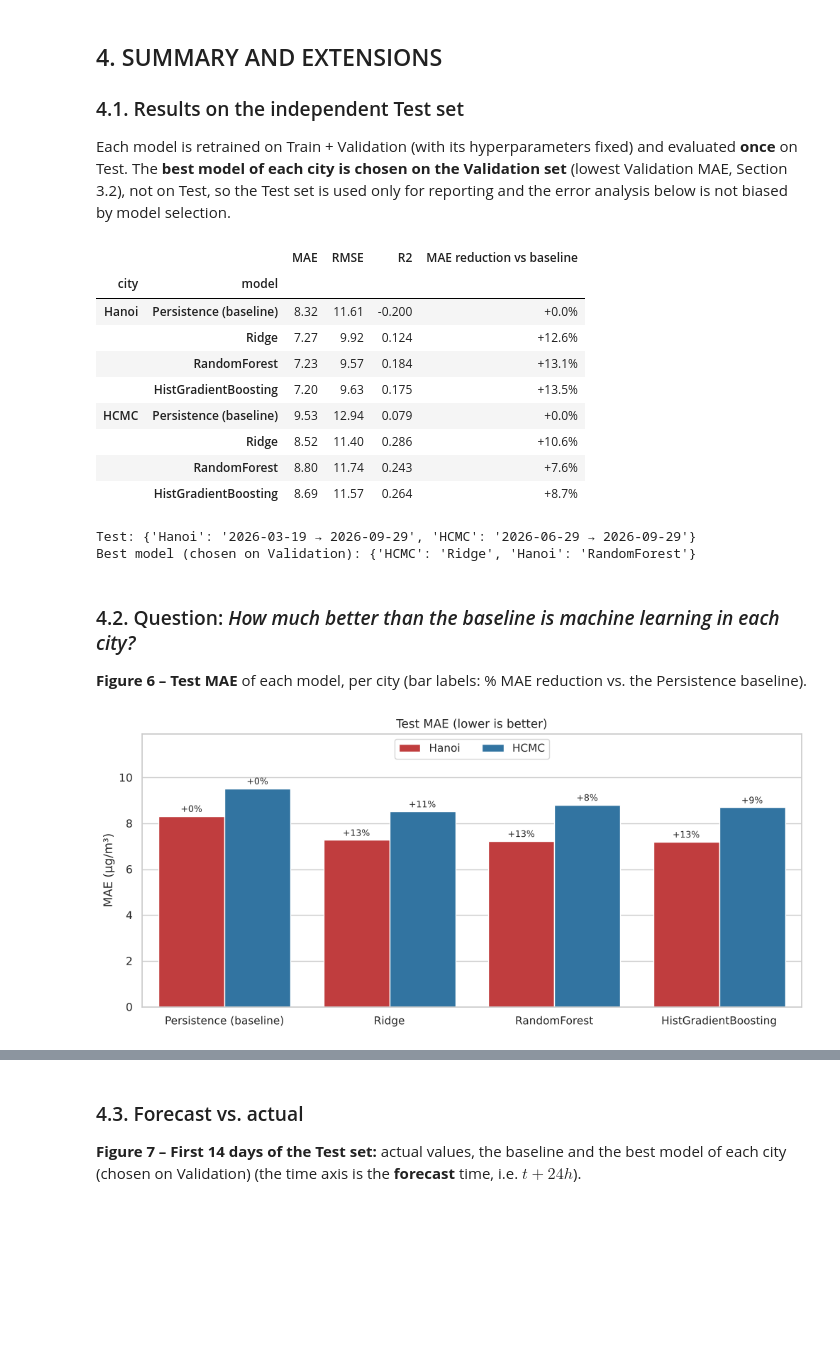
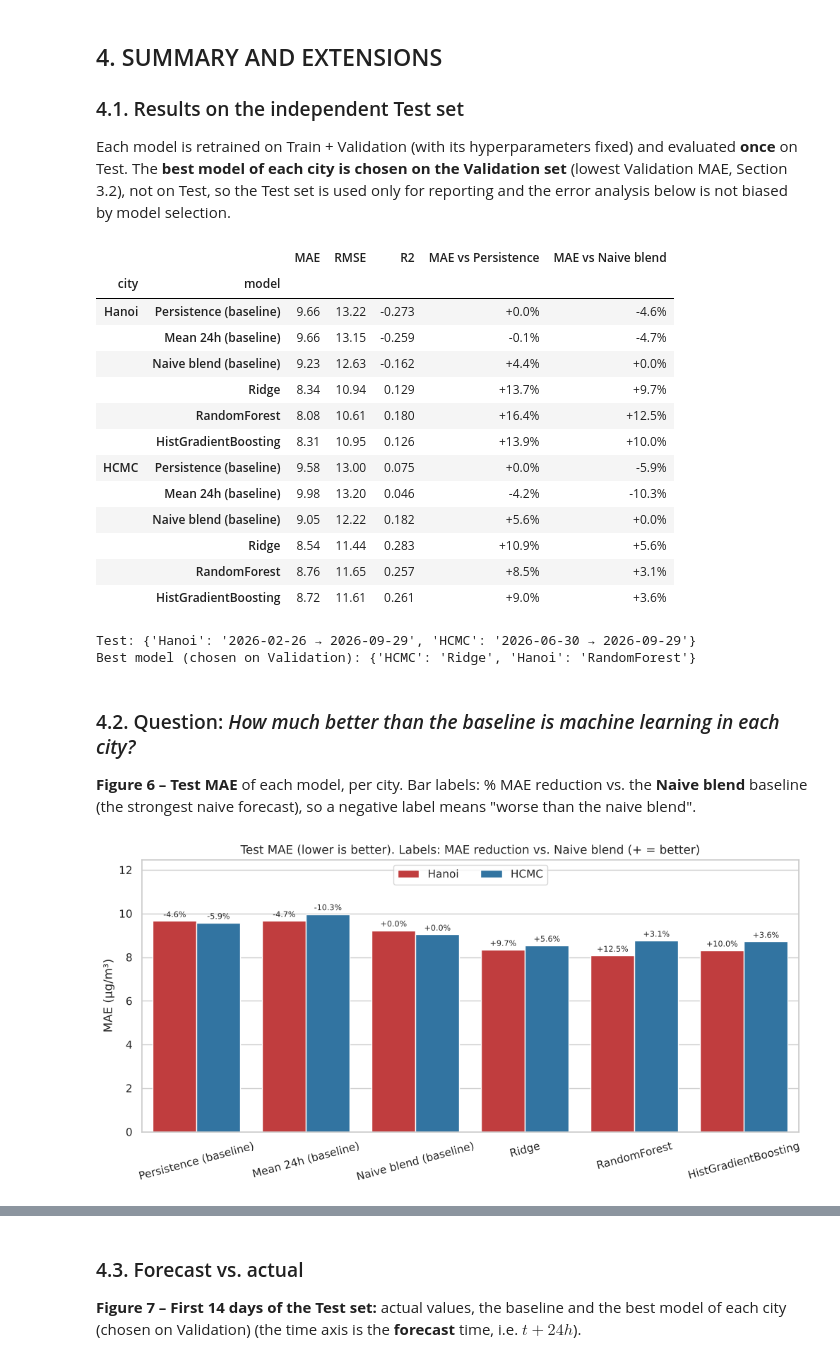
Before and after one commit to perckgg/NTLT, a Jupyter notebook: 03_TimeSeries/result/03_TimeSeries_Air_Quality_executed.ipynb, the cells around one changed output, grey strips where cells are left out. Drawn from its saved outputs; the diff is of its cells as text; code cells hidden in the pictures; blank space fills up the shorter version.

```diff
--- a/03_TimeSeries/result/03_TimeSeries_Air_Quality_executed.ipynb
+++ b/03_TimeSeries/result/03_TimeSeries_Air_Quality_executed.ipynb
@@ -360,12 +366,12 @@ def iqr_bounds(s, k=3.0):
 
 fig, axes = plt.subplots(1, 2, figsize=(14, 4))
 for ax, (city, df) in zip(axes, clean.items()):
-    lo, hi = iqr_bounds(df['pm25'])
-    out = df.loc[df['pm25'] > hi, 'pm25']
+    lo, hi = iqr_bounds(df['pm25_raw'])
+    out = df.loc[df['pm25_raw'] > hi, 'pm25_raw']
     top_days = out.resample('D').count().nlargest(3).index.strftime('%Y-%m-%d').tolist()
     print(f'{city}: upper bound = {hi:.1f} µg/m³ | {len(out)} outlier hours '
-          f'({len(out) / df.pm25.notna().sum():.2%}) | days with most outliers: {top_days}')
-    ax.plot(df.index, df['pm25'], lw=0.4, color=CITY_COLORS[city])
+          f'({len(out) / df.pm25_raw.notna().sum():.2%}) | days with most outliers: {top_days}')
+    ax.plot(df.index, df['pm25_raw'], lw=0.4, color=CITY_COLORS[city])
     ax.scatter(out.index, out, s=6, color='k', label='Outlier (IQR, k=3)')
     ax.axhline(hi, color='k', ls='--', lw=1)
     ax.set(title=city, ylabel='PM2.5 (µg/m³)')
@@ -438,9 +445,9 @@ def build_features(df, city, horizon=HORIZON):
 
 
 def make_dataset(df, city, horizon=HORIZON):
-    """Add target = pm25(t + horizon); keep only samples with a target and a current value."""
+    """Add target = measured pm25_raw(t + horizon); keep only samples with a target and a current value."""
     X = build_features(df, city, horizon)
-    X[TARGET] = df['pm25'].shift(-horizon)
+    X[TARGET] = df['pm25_raw'].shift(-horizon)
     return X.dropna(subset=[TARGET, 'pm25_lag_0'])
 
 
@@ -683,43 +743,50 @@ The **best model of each city is chosen on the Validation set** (lowest Validati
 so the Test set is used only for reporting and the error analysis below is not biased by model selection.
 # %%
 test_results = pd.concat([f.evaluate_on_test() for f in forecasters.values()], ignore_index=True)
-base_mae = test_results[test_results.model == 'Persistence (baseline)'].set_index('city')['MAE']
-test_results['MAE reduction vs baseline'] = test_results.apply(lambda r: 1 - r['MAE'] / base_mae[r['city']], axis=1)
+for ref, col in [('Persistence (baseline)', 'MAE vs Persistence'), ('Naive blend (baseline)', 'MAE vs Naive blend')]:
+    ref_mae = test_results[test_results.model == ref].set_index('city')['MAE']
+    test_results[col] = test_results.apply(lambda r: 1 - r['MAE'] / ref_mae[r['city']], axis=1)
 display(test_results.set_index(['city', 'model']).style.format(
-    {'MAE': '{:.2f}', 'RMSE': '{:.2f}', 'R2': '{:.3f}', 'MAE reduction vs baseline': '{:+.1%}'}))
+    {'MAE': '{:.2f}', 'RMSE': '{:.2f}', 'R2': '{:.3f}', 'MAE vs Persistence': '{:+.1%}', 'MAE vs Naive blend': '{:+.1%}'}))
 print('Test:', {c: f.test.index.min().strftime('%Y-%m-%d') + ' → ' + f.test.index.max().strftime('%Y-%m-%d')
                 for c, f in forecasters.items()})
-ml_val = val_results[val_results.model != 'Persistence (baseline)']
+ml_val = val_results[~val_results.model.isin(BASELINES)]
 best_model = ml_val.loc[ml_val.groupby('city')['MAE'].idxmin()].set_index('city')['model']
 print('Best model (chosen on Validation):', best_model.to_dict())
 # %% [output]
-|  |  | MAE | RMSE | R2 | MAE reduction vs baseline |
-| city | model |  |  |  |  |
-| Hanoi | Persistence (baseline) | 8.32 | 11.61 | -0.200 | +0.0% |
-|  | Ridge | 7.27 | 9.92 | 0.124 | +12.6% |
-|  | RandomForest | 7.23 | 9.57 | 0.184 | +13.1% |
-|  | HistGradientBoosting | 7.20 | 9.63 | 0.175 | +13.5% |
-| HCMC | Persistence (baseline) | 9.53 | 12.94 | 0.079 | +0.0% |
-|  | Ridge | 8.52 | 11.40 | 0.286 | +10.6% |
-|  | RandomForest | 8.80 | 11.74 | 0.243 | +7.6% |
-|  | HistGradientBoosting | 8.69 | 11.57 | 0.264 | +8.7% |
+|  |  | MAE | RMSE | R2 | MAE vs Persistence | MAE vs Naive blend |
+| city | model |  |  |  |  |  |
+| Hanoi | Persistence (baseline) | 9.66 | 13.22 | -0.273 | +0.0% | -4.6% |
+|  | Mean 24h (baseline) | 9.66 | 13.15 | -0.259 | -0.1% | -4.7% |
+|  | Naive blend (baseline) | 9.23 | 12.63 | -0.162 | +4.4% | +0.0% |
+|  | Ridge | 8.34 | 10.94 | 0.129 | +13.7% | +9.7% |
+|  | RandomForest | 8.08 | 10.61 | 0.180 | +16.4% | +12.5% |
+|  | HistGradientBoosting | 8.31 | 10.95 | 0.126 | +13.9% | +10.0% |
+| HCMC | Persistence (baseline) | 9.58 | 13.00 | 0.075 | +0.0% | -5.9% |
+|  | Mean 24h (baseline) | 9.98 | 13.20 | 0.046 | -4.2% | -10.3% |
+|  | Naive blend (baseline) | 9.05 | 12.22 | 0.182 | +5.6% | +0.0% |
+|  | Ridge | 8.54 | 11.44 | 0.283 | +10.9% | +5.6% |
+|  | RandomForest | 8.76 | 11.65 | 0.257 | +8.5% | +3.1% |
+|  | HistGradientBoosting | 8.72 | 11.61 | 0.261 | +9.0% | +3.6% |
-Test: {'Hanoi': '2026-03-19 → 2026-09-29', 'HCMC': '2026-06-29 → 2026-09-29'}
+Test: {'Hanoi': '2026-02-26 → 2026-09-29', 'HCMC': '2026-06-30 → 2026-09-29'}
 Best model (chosen on Validation): {'HCMC': 'Ridge', 'Hanoi': 'RandomForest'}
 # %% [markdown]
 ### 4.2. Question: *How much better than the baseline is machine learning in each city?*
-**Figure 6 – Test MAE** of each model, per city (bar labels: % MAE reduction vs. the Persistence baseline).
+**Figure 6 – Test MAE** of each model, per city. Bar labels: % MAE reduction vs. the **Naive blend** baseline
+(the strongest naive forecast), so a negative label means "worse than the naive blend".
 # %%
 MODEL_ORDER = list(make_models())
 fig, ax = plt.subplots(figsize=(12, 5))
 sns.barplot(data=test_results, x='model', y='MAE', hue='city', order=MODEL_ORDER,
             hue_order=list(CITY_FILES), palette=CITY_COLORS, ax=ax)
 for container, city in zip(ax.containers, CITY_FILES):
     sub = test_results[test_results.city == city].set_index('model')
-    ax.bar_label(container, labels=[f"{sub.loc[m, 'MAE reduction vs baseline']:+.0%}" for m in MODEL_ORDER],
-                 fontsize=9, padding=2)
-ax.set(title='Test MAE (lower is better)', xlabel='', ylabel='MAE (µg/m³)')
+    ax.bar_label(container, labels=[f"{sub.loc[m, 'MAE vs Naive blend']:+.1%}" for m in MODEL_ORDER],
+                 fontsize=8, padding=2)
+ax.set(title='Test MAE (lower is better). Labels: MAE reduction vs. Naive blend (+ = better)', xlabel='', ylabel='MAE (µg/m³)')
+ax.tick_params(axis='x', labelrotation=15)
 ax.set_ylim(0, test_results['MAE'].max() * 1.25)
 ax.legend(title='', loc='upper center', ncol=2)
 plt.show()
 # %% [output]
-[figure, old version]
+[figure, new version]
```
Also changed, not shown: parts of 28 cells of this notebook, 15 other files.
